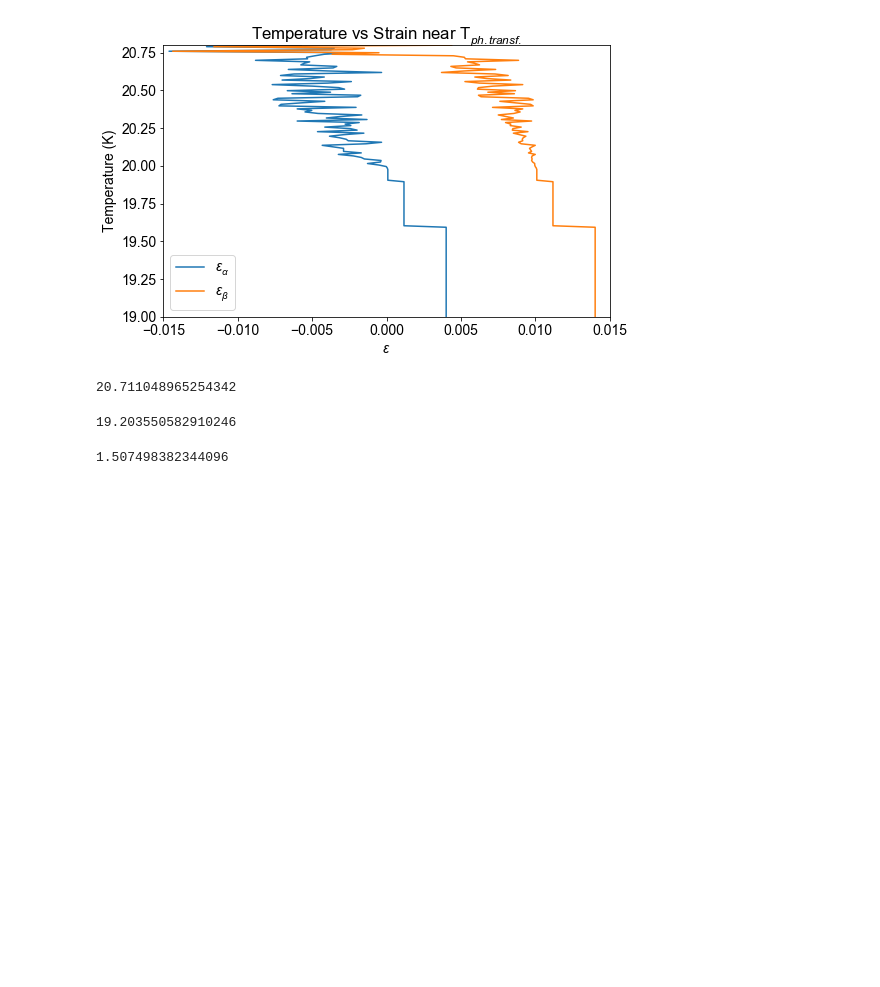
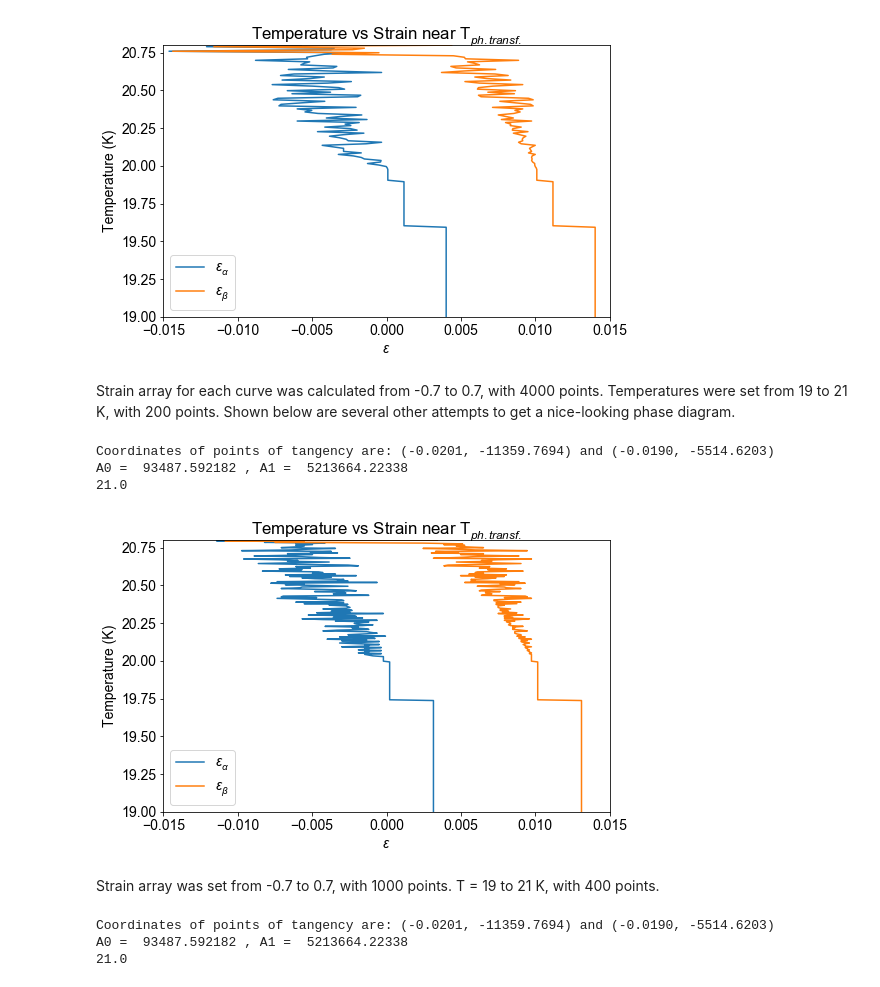
Before and after one commit to adelaiden/enma-660, a Jupyter notebook: Common Tangent.ipynb, the cells around one changed output. Saved outputs shown, nothing was run; the diff lists cells and outputs as text; code cells hidden in the pictures; blank space fills up the shorter version.

```diff
--- a/Common Tangent.ipynb
+++ b/Common Tangent.ipynb
@@ -169,17 +198,57 @@ ax.set_ylim(19, 20.8)
 plt.show()
 # %% [output]
 [figure]
-# %%
-t1_star = (12*((ub0-ua0)+0.5*E*(de**2))/(b-a))**(0.25)
-t1_star
-# %% [output]
-20.711048965254342
-# %%
-t2_star = (12*((ua0-ub0)+0.5*E*(de**2))/(a-b))**(0.25)
-t2_star
-# %% [output]
-19.203550582910246
-# %%
-t1_star-t2_star
-# %% [output]
-1.507498382344096
+# %% [markdown]
+Strain array for each curve was calculated from -0.7 to 0.7, with 4000 points. Temperatures were set from 19 to 21 K, with 200 points. Shown below are several other attempts to get a nice-looking phase diagram.
+# %%
+e_line = np.linspace(-.07, .07, num=1000)
+trange = np.linspace(19, 21, num=400)
+e_1 = np.array([])
+e_2 = np.array([])
+for temp in trange:
+    clear_output(wait=True)
+    fa = ua0 - (a*(temp**4))/12 + 0.5*E*(np.square(e_line))
+    fb = ub0 - (b*(temp**4))/12 + 0.5*E*(np.square(e_line-de))
+    u1, u2 = find_common_tangent(e_line, fa, e_line, fb)
+    e_1 = np.append(e_1, u1)
+    e_2 = np.append(e_2, u2)
+    print temp
+# %% [output]
+Coordinates of points of tangency are: (-0.0201, -11359.7694) and (-0.0190, -5514.6203)
+A0 =  93487.592182 , A1 =  5213664.22338
+21.0
+# %%
+fig, ax = plt.subplots()
+p1 = plt.plot(e_1, trange, label=r'$\epsilon_{\alpha}$')
+p2 = plt.plot(e_2, trange, label=r'$\epsilon_{\beta}$')
+
+legend = ax.legend(loc="lower left")
+title = plt.title(r'Temperature vs Strain near T$_{ph. transf.}$')
+plt.xlabel(r'$\epsilon$')
+plt.ylabel(r'Temperature (K)')
+ax.set_xlim(-0.015, 0.015)
+ax.set_ylim(19, 20.8)
+plt.show()
+# %% [output]
+[figure, added]
+# %% [markdown]
+Strain array was set from -0.7 to 0.7, with 1000 points. T = 19 to 21 K, with 400 points.
+# %%
+e_line = np.linspace(-.07, .07, num=1000)
+
+trange = np.linspace(19, 21, num=1000)
+
+e_1 = np.array([])
+e_2 = np.array([])
+for temp in trange:
+    clear_output(wait=True)
+    fa = ua0 - (a*(temp**4))/12 + 0.5*E*(np.square(e_line))
+    fb = ub0 - (b*(temp**4))/12 + 0.5*E*(np.square(e_line-de))
+    u1, u2 = find_common_tangent(e_line, fa, e_line, fb)
+    e_1 = np.append(e_1, u1)
+    e_2 = np.append(e_2, u2)
+    print temp
+# %% [output]
+Coordinates of points of tangency are: (-0.0201, -11359.7694) and (-0.0190, -5514.6203)
+A0 =  93487.592182 , A1 =  5213664.22338
+21.0
```
Also changed, not shown: parts of 16 cells of this notebook.
